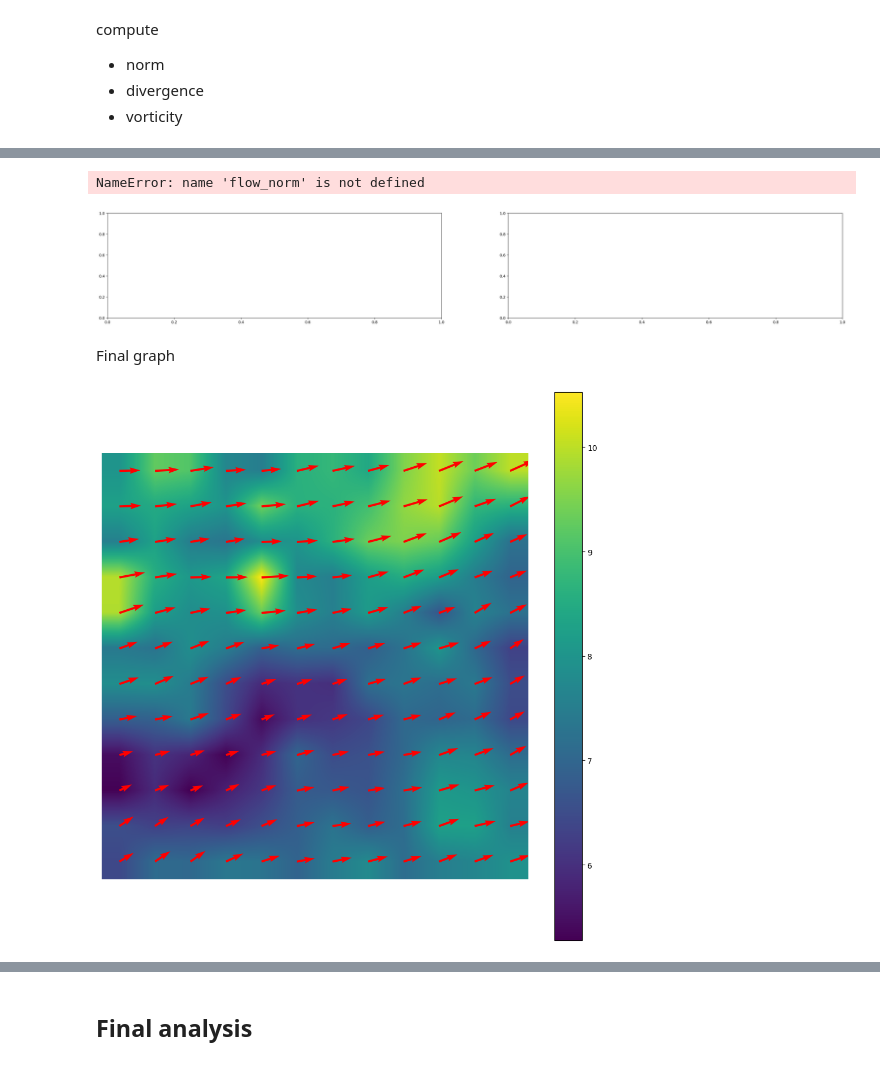
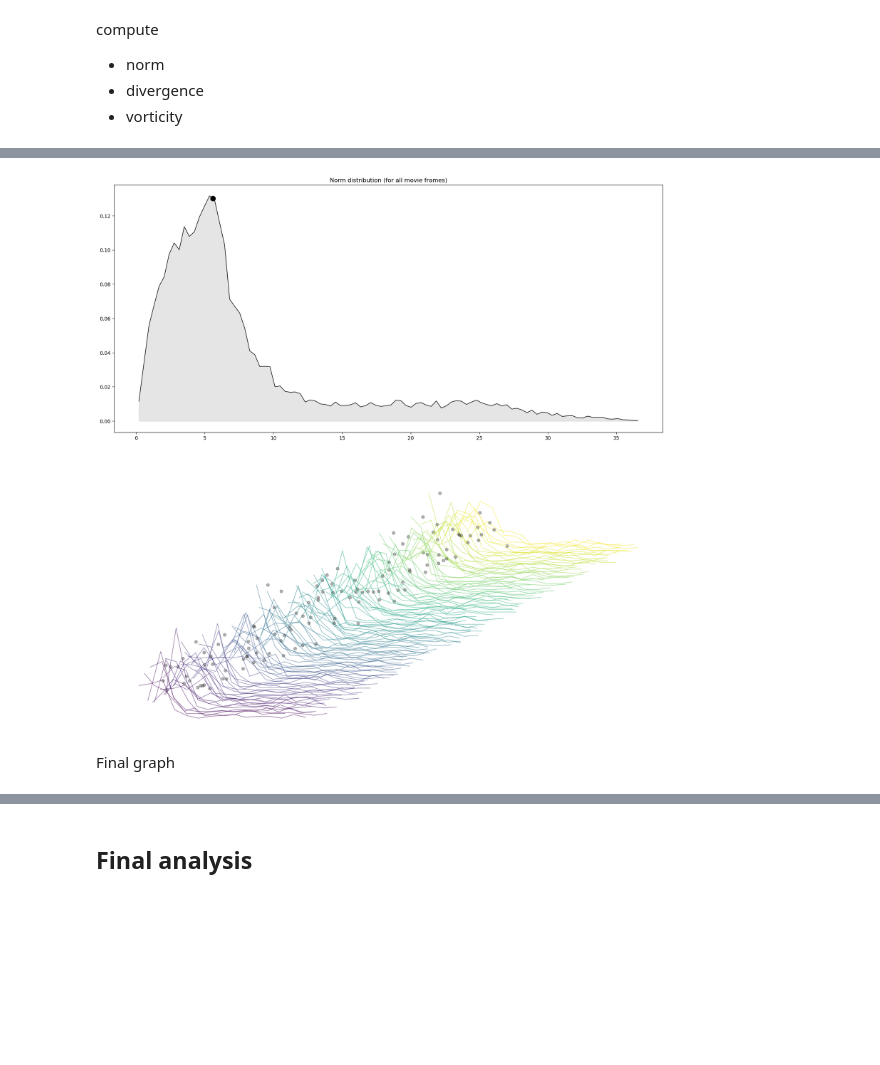
Before and after one commit to taryaksama/data-science, a Jupyter notebook: PIV/main.ipynb, the cells around one changed output, grey strips where cells are left out. Drawn from its saved outputs; the diff is of its cells as text; code cells hidden in the pictures; blank space fills up the shorter version.

```diff
--- a/PIV/main.ipynb
+++ b/PIV/main.ipynb
@@ -310,53 +294,7 @@ plt.show()
-# %%
-plt.subplots(1,2, figsize=(35,5))
-
-# Speed distributions
-u_flatten = flow_norm.flatten()
-hist, bin_edges = np.histogram(u_flatten, bins=100, density=True)
-bin_centers = (bin_edges[:-1] + bin_edges[1:]) / 2
-
-ax[0].plot(bin_centers, hist, linewidth=1, color='black')
-ax[0].fill_between(bin_centers, hist, color='black', alpha=0.1)
-med = np.median(slice_data)
-ax[0].plot(med, np.interp(med, bin_centers, hist), 'o', markersize=10, color='black', alpha=1)
-
-num_slices = flow_norm.shape[0]
-colormap = plt.cm.viridis
-# Tracer les histogrammes pour chaque slice le long de l'axe 0
-for t in range(num_slices):
-    slice_data =flow_norm[t, :, :].flatten()
-    color = colormap(t / (num_slices - 1))
-    hist, bin_edges = np.histogram(slice_data, bins=15, density=True)
-
-    # Décalage en x et y
-    x = bin_edges[:-1] + (t * 0.5)  # Décalage en x
-    y = hist + (t * 0.005)  # Décalage en y
-
-    # Tracer la courbe avec des points et colorer l'aire sous la courbe
-    ax[1].plot(x, y, linewidth=1, alpha=0.6, color=color)
-
-        # Calculer et afficher la médiane
-    med = np.median(slice_data)
-    ax[1].plot(med + (t * 0.5), np.interp(med, x, y), 'o', color='black', alpha=0.3)
-
-plt.axis('off')
-plt.show()
-# %% [output]
-NameError: name 'flow_norm' is not defined
-[figure, removed]
+# %%
+# Speed distributions
+plot_flow_features_distribution(flow_norm, feature_name='Norm', save=False)
+# %% [output]
+[figure, added]
 # %% [markdown]
 Final graph
-# %%
-fig, ax = plt.subplots(1, 1, figsize=(10,10))
-um = np.median(u, axis=0)
-vm = np.median(v, axis=0)
-
-im = ax.imshow(np.sqrt(um **2 + vm **2), cmap='viridis', interpolation='bilinear')
-ax.quiver(range(u.shape[1]), range(u.shape[2]), um, vm, color='r')
-plt.colorbar(im)
-
-plt.tight_layout()
-ax.axis('off')
-plt.show()
-# %% [output]
-[figure, removed]
```
Also changed, not shown: parts of 14 cells of this notebook, 5 other files.
